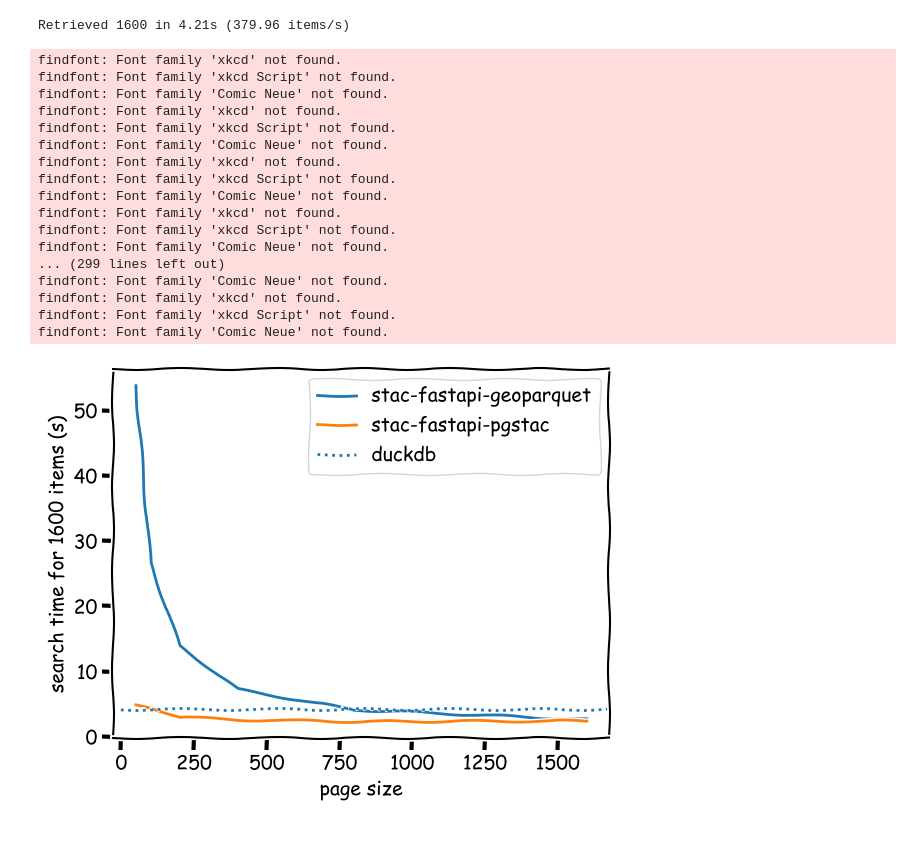
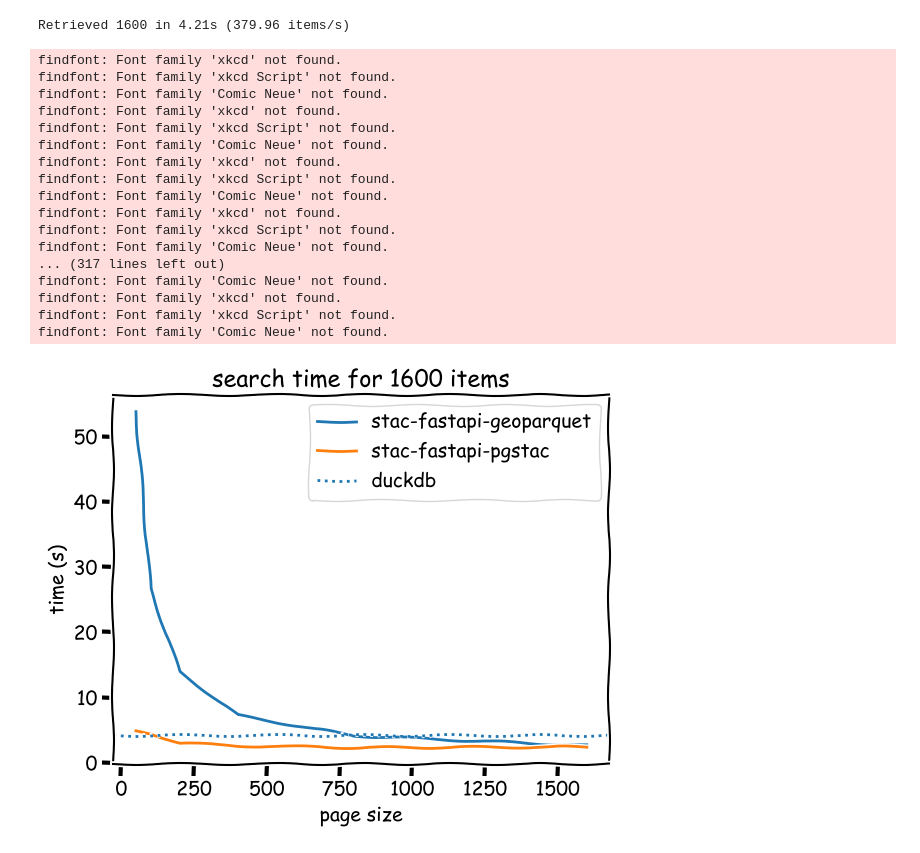
Before and after one commit to developmentseed/labs-375-stac-geoparquet-backend, a Jupyter notebook: docs/katas/0_full_scan.ipynb, the cells around one changed output. Cells and saved outputs as stored; diff of their text form; code cells hidden in the pictures.

```diff
--- a/docs/katas/0_full_scan.ipynb
+++ b/docs/katas/0_full_scan.ipynb
@@ -269,30 +269,31 @@ Retrieved 1600 in 4.21s (379.96 items/s)
 # %%
 from matplotlib import pyplot
 
 with pyplot.xkcd():
     pyplot.plot(PAGE_SIZES, geoparquet_results, label="stac-fastapi-geoparquet")
     pyplot.plot(PAGE_SIZES, pgstac_results, label="stac-fastapi-pgstac")
     pyplot.axhline(duckdb_result, label="duckdb", linestyle=":")
+    pyplot.title("search time for 1600 items")
     pyplot.xlabel("page size")
-    pyplot.ylabel("search time for 1600 items (s)")
+    pyplot.ylabel("time (s)")
     pyplot.legend()
     pyplot.show()
 # %% [output]
 findfont: Font family 'xkcd' not found.
 findfont: Font family 'xkcd Script' not found.
 findfont: Font family 'Comic Neue' not found.
 findfont: Font family 'xkcd' not found.
 findfont: Font family 'xkcd Script' not found.
 findfont: Font family 'Comic Neue' not found.
 findfont: Font family 'xkcd' not found.
 findfont: Font family 'xkcd Script' not found.
 findfont: Font family 'Comic Neue' not found.
 findfont: Font family 'xkcd' not found.
 findfont: Font family 'xkcd Script' not found.
 findfont: Font family 'Comic Neue' not found.
-... (299 lines left out)
+... (317 lines left out)
 findfont: Font family 'Comic Neue' not found.
 findfont: Font family 'xkcd' not found.
 findfont: Font family 'xkcd Script' not found.
 findfont: Font family 'Comic Neue' not found.
-[figure, old version]
+[figure, new version]
```
Also changed, not shown: parts of 2 cells of this notebook, 4 other files.
